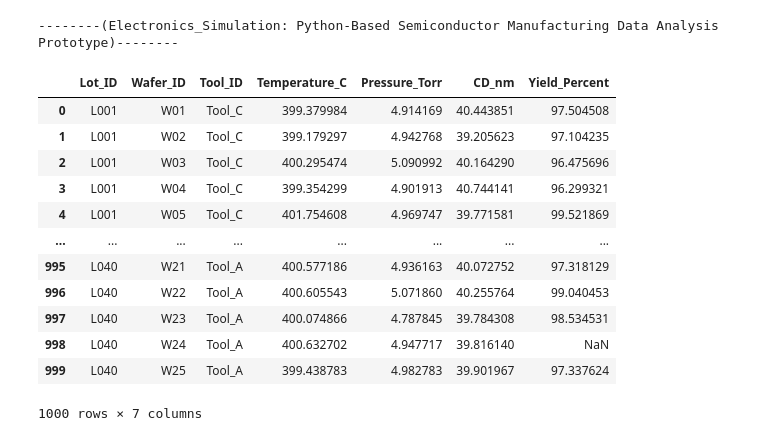
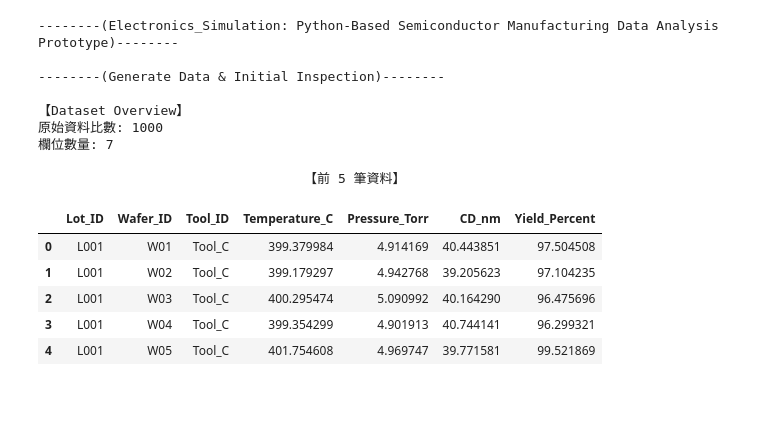
Before and after one commit to u9828057/Python_Practice, a Jupyter notebook: Electronics_with_Python/Electronics_Simulation_09_03_Python_Based_Semiconductor_Manufacturing_Data_Analysis_Prototype.ipynb, the cells around one changed output. Drawn from its saved outputs; the diff is of its cells as text; code cells hidden in the pictures; blank space fills up the shorter version.

```diff
--- a/Electronics_with_Python/Electronics_Simulation_09_03_Python_Based_Semiconductor_Manufacturing_Data_Analysis_Prototype.ipynb
+++ b/Electronics_with_Python/Electronics_Simulation_09_03_Python_Based_Semiconductor_Manufacturing_Data_Analysis_Prototype.ipynb
@@ -6,6 +6,11 @@ import pandas as pd
 import matplotlib.pyplot as plt
 print("--------(Electronics_Simulation: Python-Based \
 Semiconductor Manufacturing Data Analysis Prototype)--------\n")
+print("--------(Generate Data & Initial Inspection)--------\n")
+
+#==========================
+# 定義模擬資料生成函式
+#==========================
 
 def generate_simulated_data(
     n_lots=40,
@@ -91,37 +96,53 @@ def generate_simulated_data(
       df.loc[mask, "Yield_Percent"] = np.random.normal(88.5, 2.5, n_tool)
 
     else:
 
       # 模擬正常設備
       df.loc[mask, "Temperature_C"] = np.random.normal(400.0, 0.8, n_tool)
       df.loc[mask, "Pressure_Torr"] = np.random.normal(5.0, 0.1, n_tool)
       df.loc[mask, "CD_nm"] = np.random.normal(40.0, 0.4, n_tool)
       df.loc[mask, "Yield_Percent"] = np.random.normal(97.5, 1.2, n_tool)
 
   # 加入少量缺失值，供 Data Cleaning 練習
   nan_idx = np.random.choice(df.index, 15, replace=False)
   df.loc[nan_idx[:7], "CD_nm"] = np.nan
   df.loc[nan_idx[7:], "Yield_Percent"] = np.nan
 
   # 良率限制在合理範圍
   df["Yield_Percent"] = df["Yield_Percent"].clip(lower=0, upper=100)
 
   # 匯出 CSV
   df.to_csv(output_path, index=False)
 
   return df
+
+
+#================================
+# 生成模擬資料並進行初步觀察
+#================================
+
+# 呼叫前面定義的資料生成函式
+df_raw = generate_simulated_data()
+
+print(f"【Dataset Overview】")
+print(f"原始資料比數: {len(df_raw)}")
+print(f"欄位數量: {df_raw.shape[1]}\n")
+
+print(f"{" "*34}【前 5 筆資料】")
+display(df_raw.head())
 # %% [output]
 --------(Electronics_Simulation: Python-Based Semiconductor Manufacturing Data Analysis Prototype)--------
+
+--------(Generate Data & Initial Inspection)--------
+
+【Dataset Overview】
+原始資料比數: 1000
+欄位數量: 7
+
+                                  【前 5 筆資料】
 |  | Lot_ID | Wafer_ID | Tool_ID | Temperature_C | Pressure_Torr | CD_nm | Yield_Percent |
 | 0 | L001 | W01 | Tool_C | 399.379984 | 4.914169 | 40.443851 | 97.504508 |
 | 1 | L001 | W02 | Tool_C | 399.179297 | 4.942768 | 39.205623 | 97.104235 |
 | 2 | L001 | W03 | Tool_C | 400.295474 | 5.090992 | 40.164290 | 96.475696 |
 | 3 | L001 | W04 | Tool_C | 399.354299 | 4.901913 | 40.744141 | 96.299321 |
 | 4 | L001 | W05 | Tool_C | 401.754608 | 4.969747 | 39.771581 | 99.521869 |
-| ... | ... | ... | ... | ... | ... | ... | ... |
-| 995 | L040 | W21 | Tool_A | 400.577186 | 4.936163 | 40.072752 | 97.318129 |
-| 996 | L040 | W22 | Tool_A | 400.605543 | 5.071860 | 40.255764 | 99.040453 |
-| 997 | L040 | W23 | Tool_A | 400.074866 | 4.787845 | 39.784308 | 98.534531 |
-| 998 | L040 | W24 | Tool_A | 400.632702 | 4.947717 | 39.816140 | NaN |
-| 999 | L040 | W25 | Tool_A | 399.438783 | 4.982783 | 39.901967 | 97.337624 |
-1000 rows × 7 columns
```
Also changed, not shown: parts of 2 cells of this notebook.
